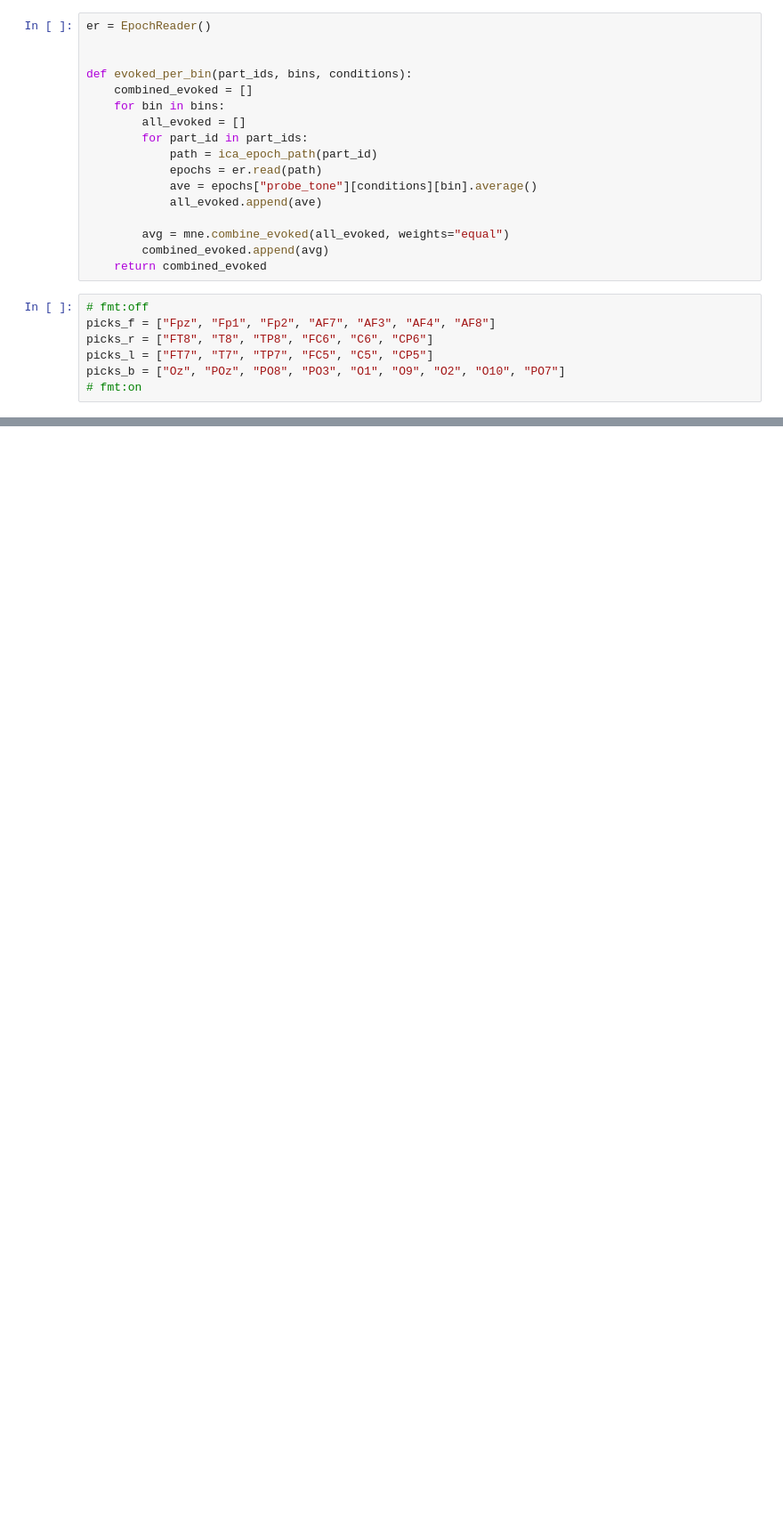
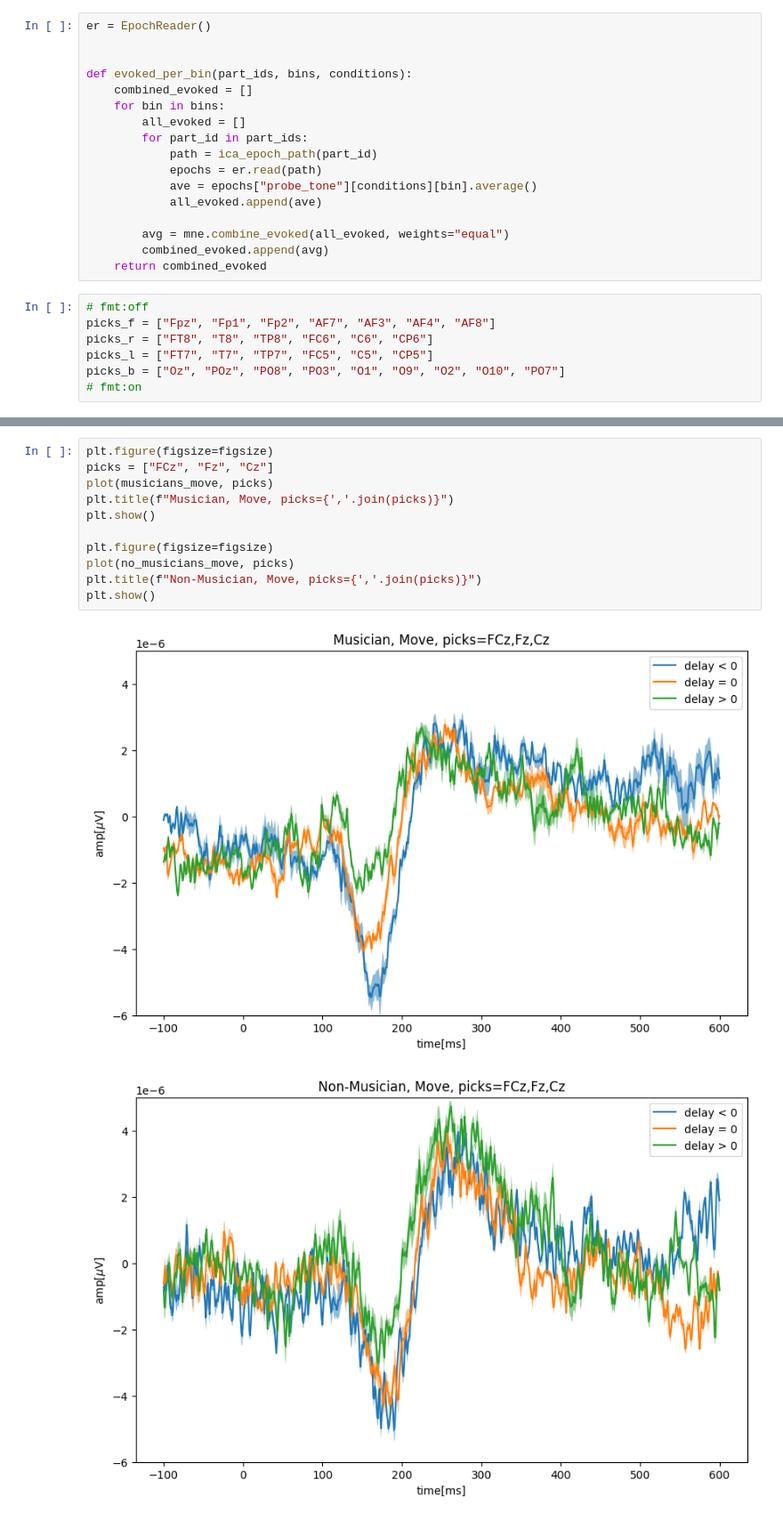
Before and after one commit to 8gaU8/EEGAnalysys23, a Jupyter notebook: notebooks/erp_scaling.ipynb, the cells around one changed output, grey strips where cells are left out. Shown at 89% size. Saved outputs shown, nothing was run; the diff lists cells and outputs as text; blank space fills up the shorter version.

```diff
--- a/notebooks/erp_scaling.ipynb
+++ b/notebooks/erp_scaling.ipynb
@@ -161 +208,15 @@ def plot(evoked, picks):
+# %%
+plt.figure(figsize=figsize)
+picks = ["FCz", "Fz", "Cz"]
+plot(musicians_move, picks)
+plt.title(f"Musician, Move, picks={','.join(picks)}")
+plt.show()
+
+plt.figure(figsize=figsize)
+plot(no_musicians_move, picks)
+plt.title(f"Non-Musician, Move, picks={','.join(picks)}")
+plt.show()
+# %% [output]
+[figure, added]
+[figure, added]
 # %%
```
Also changed, not shown: parts of 13 cells of this notebook.
